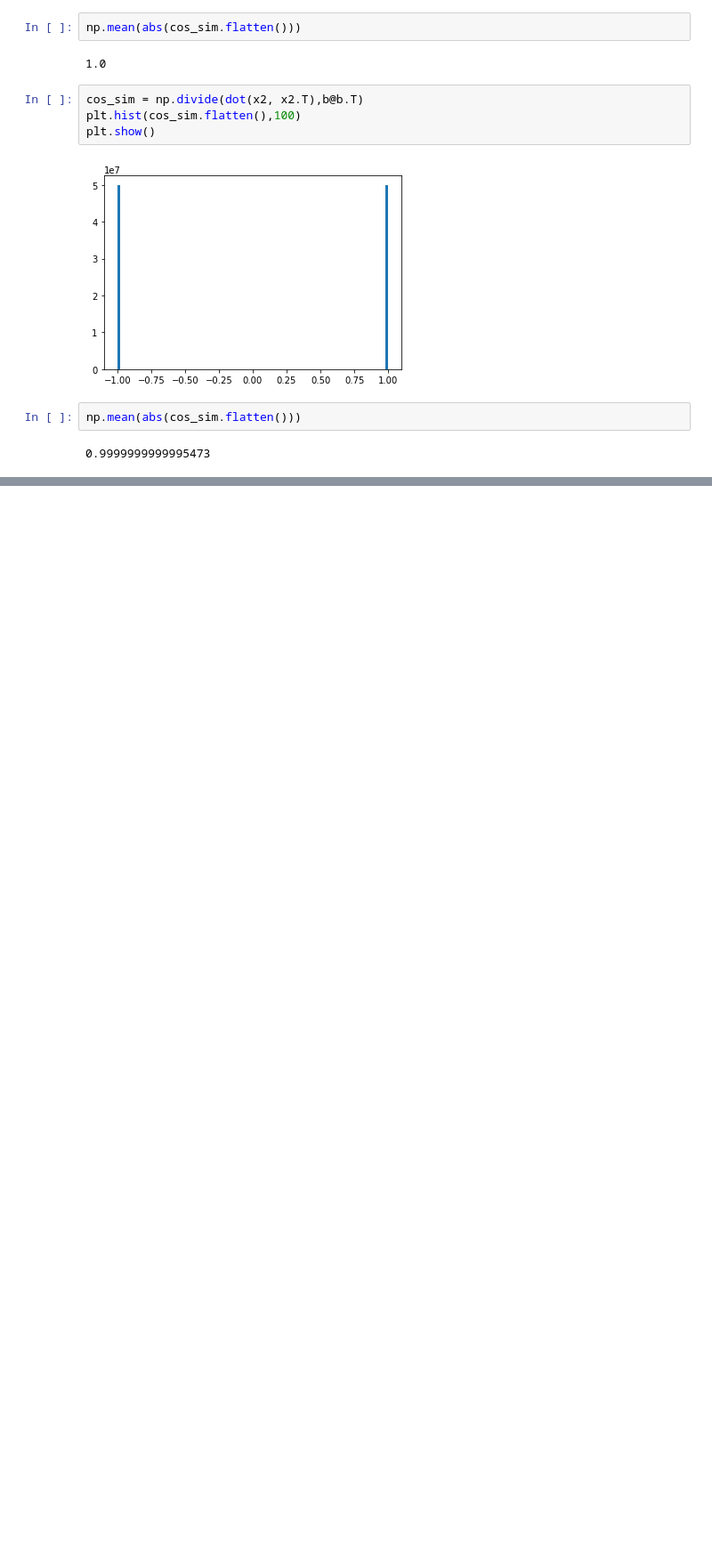
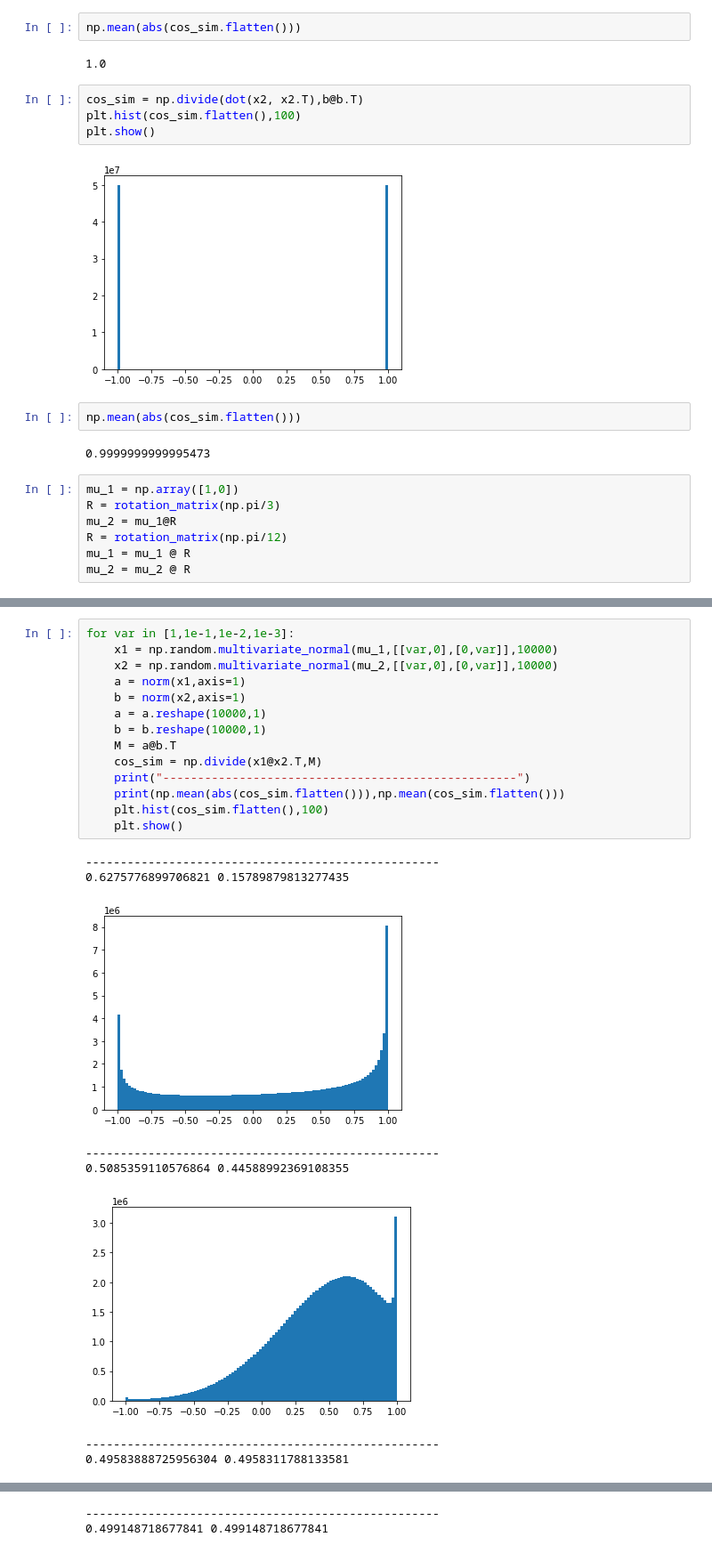
Before and after one commit to FelipeSchreiber/ideias_aleatorias_mestrado, a Jupyter notebook: test_gen_points.ipynb, the cells around one changed output, grey strips where cells are left out. Shown at 89% size. Cells and saved outputs as stored; diff of their text form; blank space fills up the shorter version.

```diff
--- a/test_gen_points.ipynb
+++ b/test_gen_points.ipynb
@@ -219,3 +219,10 @@ plt.show()
 np.mean(abs(cos_sim.flatten()))
 # %% [output]
 0.9999999999995473
+# %%
+mu_1 = np.array([1,0])
+R = rotation_matrix(np.pi/3)
+mu_2 = mu_1@R
+R = rotation_matrix(np.pi/12)
+mu_1 = mu_1 @ R
+mu_2 = mu_2 @ R
@@ -221,0 +233,23 @@ np.mean(abs(cos_sim.flatten()))
+# %%
+for var in [1,1e-1,1e-2,1e-3]:
+    x1 = np.random.multivariate_normal(mu_1,[[var,0],[0,var]],10000)
+    x2 = np.random.multivariate_normal(mu_2,[[var,0],[0,var]],10000)
+    a = norm(x1,axis=1)
+    b = norm(x2,axis=1)
+    a = a.reshape(10000,1)
+    b = b.reshape(10000,1)
+    M = a@b.T
+    cos_sim = np.divide(x1@x2.T,M)
+    print("---------------------------------------------------")
+    print(np.mean(abs(cos_sim.flatten())),np.mean(cos_sim.flatten()))
+    plt.hist(cos_sim.flatten(),100)
+    plt.show()
+# %% [output]
+---------------------------------------------------
+0.6275776899706821 0.15789879813277435
+[figure, added]
+---------------------------------------------------
+0.5085359110576864 0.44588992369108355
+[figure, added]
+---------------------------------------------------
+0.49583888725956304 0.4958311788133581
@@ -221,0 +257,2 @@ np.mean(abs(cos_sim.flatten()))
+---------------------------------------------------
+0.499148718677841 0.499148718677841
```
Also changed, not shown: parts of 2 cells of this notebook.
